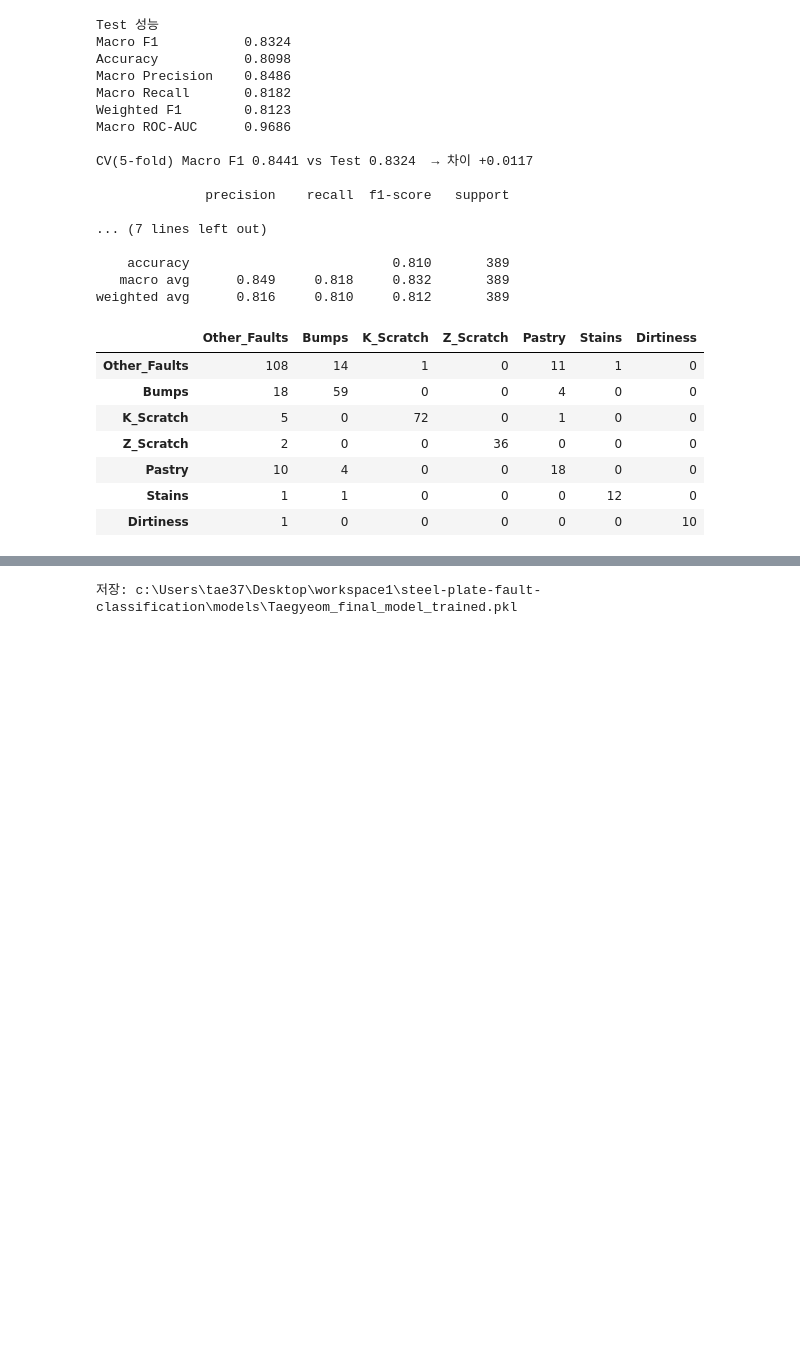
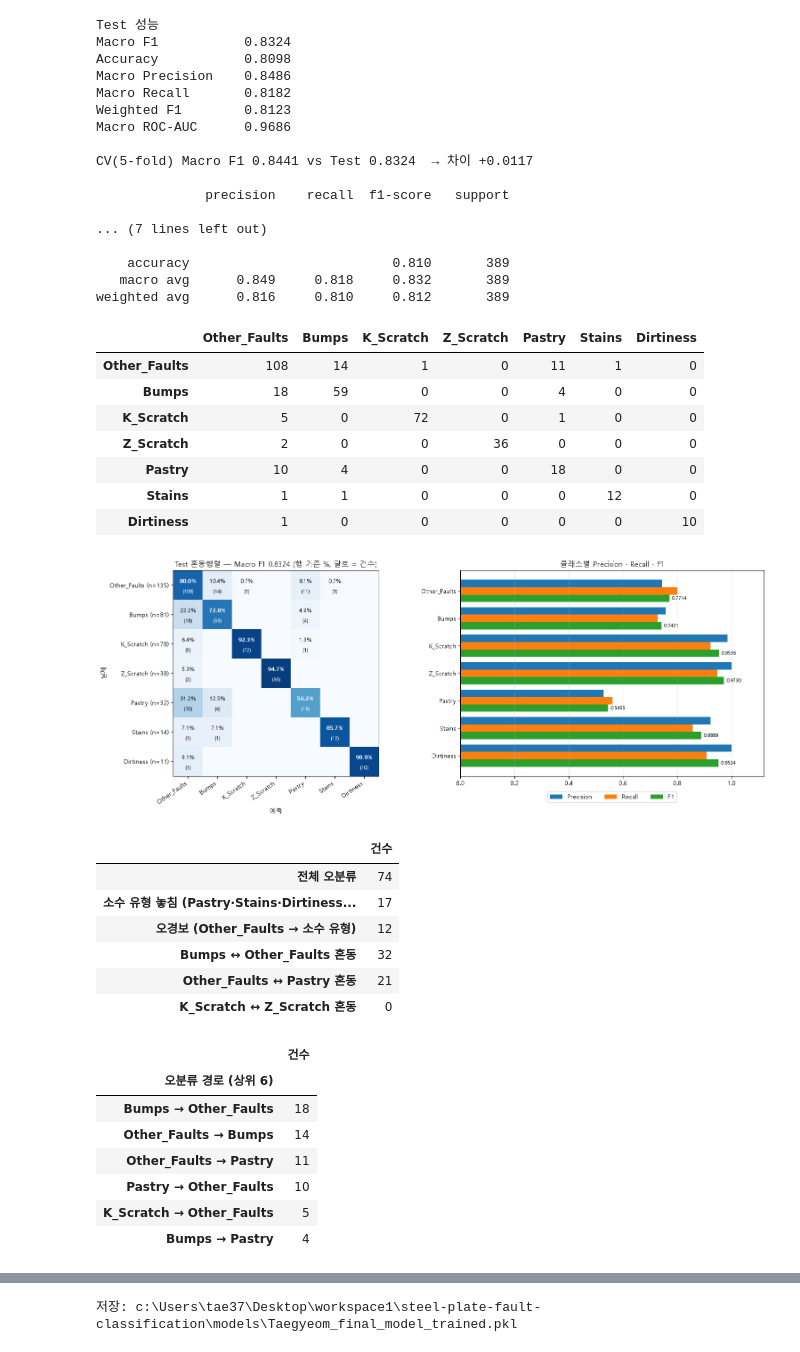
Before and after one commit to ehdwls1452/Teamproject01-steel-plate-fault-classification, a Jupyter notebook: notebooks/Taegyeom_08_train_final_model.ipynb, the cells around one changed output, grey strips where cells are left out. Cells and saved outputs as stored; diff of their text form; code cells hidden in the pictures; blank space fills up the shorter version.

```diff
--- a/notebooks/Taegyeom_08_train_final_model.ipynb
+++ b/notebooks/Taegyeom_08_train_final_model.ipynb
@@ -352,3 +352,83 @@ weighted avg      0.816     0.810     0.812       389
 | Pastry | 10 | 4 | 0 | 0 | 18 | 0 | 0 |
 | Stains | 1 | 1 | 0 | 0 | 0 | 12 | 0 |
 | Dirtiness | 1 | 0 | 0 | 0 | 0 | 0 | 10 |
+# %%
+# 6-1. 최종 모델 Confusion Matrix 시각화 + 주요 결과 요약 (Test 389건)
+import matplotlib as mpl
+import matplotlib.pyplot as plt
+from sklearn.metrics import precision_recall_fscore_support
+for font in ["Malgun Gothic", "AppleGothic", "NanumGothic", "Noto Sans CJK KR"]:   # 한글 폰트
+    if any(font == f.name for f in mpl.font_manager.fontManager.ttflist):
+        mpl.rcParams["font.family"] = font; break
+mpl.rcParams["axes.unicode_minus"] = False
+
+order = ["Other_Faults", "Bumps", "K_Scratch", "Z_Scratch", "Pastry", "Stains", "Dirtiness"]   # 건수 내림차순
+cm = confusion_matrix(y_test, pred, labels=order)
+pct = cm / cm.sum(axis=1, keepdims=True) * 100                                   # 행(실제) 기준 비율
+p, r, f, n = precision_recall_fscore_support(y_test, pred, labels=order)
+
+fig, axes = plt.subplots(1, 2, figsize=(16, 6), gridspec_kw={"width_ratios": [1.1, 1]})
+ax = axes[0]                                                                     # (왼쪽) 혼동행렬: 색 = 행 기준 %, 숫자 = % (건수)
+ax.imshow(pct, cmap="Blues", vmin=0, vmax=100)
+for i in range(len(order)):
+    for j in range(len(order)):
+        if cm[i, j]:
+            color = "white" if pct[i, j] > 55 else "black"
+            ax.text(j, i - 0.13, f"{pct[i, j]:.1f}%", ha="center", va="center", fontsize=9, color=color, fontweight="bold" if i == j else None)
+            ax.text(j, i + 0.22, f"({cm[i, j]})", ha="center", va="center", fontsize=8, color=color)
+ax.set_xticks(range(len(order)), order, rotation=35, ha="right")
+ax.set_yticks(range(len(order)), [f"{c} (n={k})" for c, k in zip(order, n)])
+ax.set_xlabel("예측"); ax.set_ylabel("실제")
+ax.set_title(f"Test 혼동행렬 — Macro F1 {f1_score(y_test, pred, average='macro'):.4f} (행 기준 %, 괄호 = 건수)")
+
+ax = axes[1]                                                                     # (오른쪽) 클래스별 Precision / Recall / F1
+y_pos = np.arange(len(order))
+for k, (vals, name, color) in enumerate([(p, "Precision", "tab:blue"), (r, "Recall", "tab:orange"), (f, "F1", "tab:green")]):
+    ax.barh(y_pos + (k - 1) * 0.27, vals, height=0.27, label=name, color=color)
+for i, v in enumerate(f):
+    ax.text(v + 0.01, i + 0.27, f"{v:.4f}", va="center", fontsize=8)
+ax.set_yticks(y_pos, order); ax.invert_yaxis(); ax.set_xlim(0, 1.12)
+ax.set_title("클래스별 Precision · Recall · F1"); ax.grid(alpha=0.3, axis="x"); ax.legend(loc="upper center", bbox_to_anchor=(0.5, -0.06), ncol=3)
+plt.tight_layout(); plt.show()
+
+# 주요 오류 요약
+yt, yp = y_test.values, np.asarray(pred)
+MINOR = ["Pastry", "Stains", "Dirtiness"]
+wrong = yt != yp
+unseen = ~plate_key(X_test).isin(plate_counts.keys()).values                    # Train에 없던 강판 사양
+key_errors = pd.Series({
+    "전체 오분류": int(wrong.sum()),
+    "소수 유형 놓침 (Pastry·Stains·Dirtiness → Other_Faults·Bumps)": int((np.isin(yt, MINOR) & np.isin(yp, ["Other_Faults", "Bumps"])).sum()),
+    "오경보 (Other_Faults → 소수 유형)": int(((yt == "Other_Faults") & np.isin(yp, MINOR)).sum()),
+    "Bumps ↔ Other_Faults 혼동": int((((yt == "Bumps") & (yp == "Other_Faults")) | ((yt == "Other_Faults") & (yp == "Bumps"))).sum()),
+    "Other_Faults ↔ Pastry 혼동": int((((yt == "Pastry") & (yp == "Other_Faults")) | ((yt == "Other_Faults") & (yp == "Pastry"))).sum()),
+    "K_Scratch ↔ Z_Scratch 혼동": int((((yt == "K_Scratch") & (yp == "Z_Scratch")) | ((yt == "Z_Scratch") & (yp == "K_Scratch"))).sum())}, name="건수")
+display(key_errors.to_frame())
+
+paths = pd.Series([f"{a} → {b}" for a, b in zip(yt[wrong], yp[wrong])]).value_counts().head(6)
+display(paths.rename("건수").to_frame().rename_axis("오분류 경로 (상위 6)"))
+
+print("주요 결과")
+print(f"- Test Macro F1 {f1_score(yt, yp, average='macro'):.4f} | Accuracy {(~wrong).mean():.4f} | "
+      f"Macro Precision {p.mean():.4f} | Macro Recall {r.mean():.4f}")
+print(f"- 가장 잘 맞힌 유형: {order[int(f.argmax())]} (F1 {f.max():.4f}) / 가장 약한 유형: {order[int(f.argmin())]} (F1 {f.min():.4f})")
+print(f"- 오분류 {wrong.sum()}건 중 Bumps ↔ Other_Faults {key_errors.iloc[3]}건 ({key_errors.iloc[3] / wrong.sum():.1%})")
+print(f"- Train에 없던 강판 사양의 결함 {unseen.sum()}건 중 {wrong[unseen].sum()}건 오분류 ({wrong[unseen].mean():.1%}) "
+      f"vs 기존 사양 {wrong[~unseen].mean():.1%}")
+# %% [output]
+[figure, added]
+|  | 건수 |
+| 전체 오분류 | 74 |
+| 소수 유형 놓침 (Pastry·Stains·Dirtiness... | 17 |
+| 오경보 (Other_Faults → 소수 유형) | 12 |
+| Bumps ↔ Other_Faults 혼동 | 32 |
+| Other_Faults ↔ Pastry 혼동 | 21 |
+| K_Scratch ↔ Z_Scratch 혼동 | 0 |
+|  | 건수 |
+| 오분류 경로 (상위 6) |  |
+| Bumps → Other_Faults | 18 |
+| Other_Faults → Bumps | 14 |
+| Other_Faults → Pastry | 11 |
+| Pastry → Other_Faults | 10 |
+| K_Scratch → Other_Faults | 5 |
+| Bumps → Pastry | 4 |
```
Also changed, not shown: parts of 1 cell of this notebook, 2 other files.
